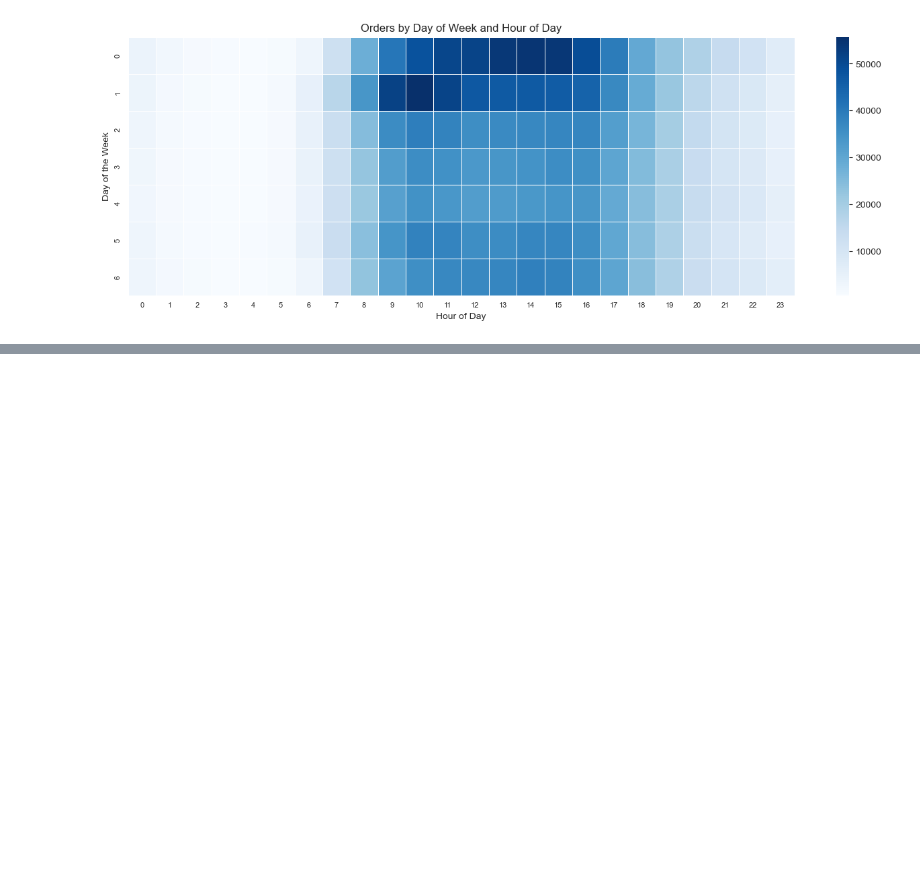
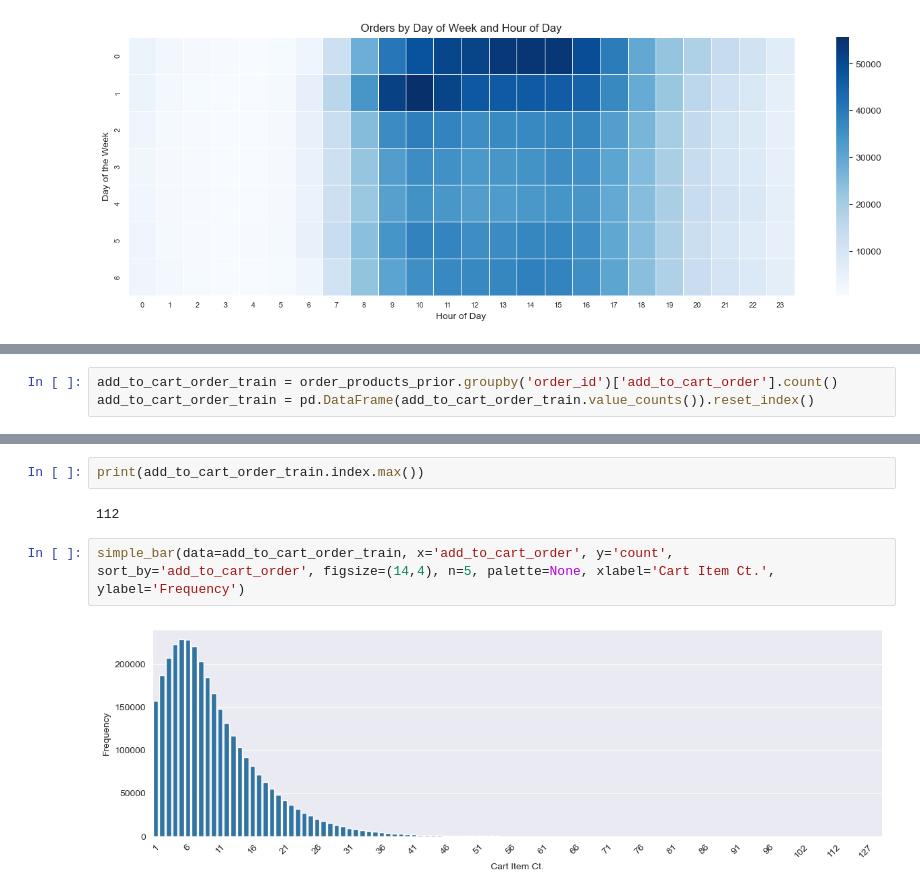
Before and after one commit to japoeder/Basket-Analysis, a Jupyter notebook: 2) SDA.ipynb, the cells around one changed output, grey strips where cells are left out. Saved outputs shown, nothing was run; the diff lists cells and outputs as text; blank space fills up the shorter version.

Commit message:
wrap up deeper eda on departments and prior orders.

```diff
--- a/2) SDA.ipynb
+++ b/2) SDA.ipynb
@@ -253,0 +285,3 @@ simple_heatmap(data=temp_df,title='Orders by Day of Week and Hour of Day', x_lab
+# %%
+add_to_cart_order_train = order_products_prior.groupby('order_id')['add_to_cart_order'].count()
+add_to_cart_order_train = pd.DataFrame(add_to_cart_order_train.value_counts()).reset_index()
@@ -253,0 +297,8 @@ simple_heatmap(data=temp_df,title='Orders by Day of Week and Hour of Day', x_lab
+# %%
+print(add_to_cart_order_train.index.max())
+# %% [output]
+112
+# %%
+simple_bar(data=add_to_cart_order_train, x='add_to_cart_order', y='count', sort_by='add_to_cart_order', figsize=(14,4), n=5, palette=None, xlabel='Cart Item Ct.', ylabel='Frequency')
+# %% [output]
+[figure, added]
```
Also changed, not shown: parts of 10 cells of this notebook.
